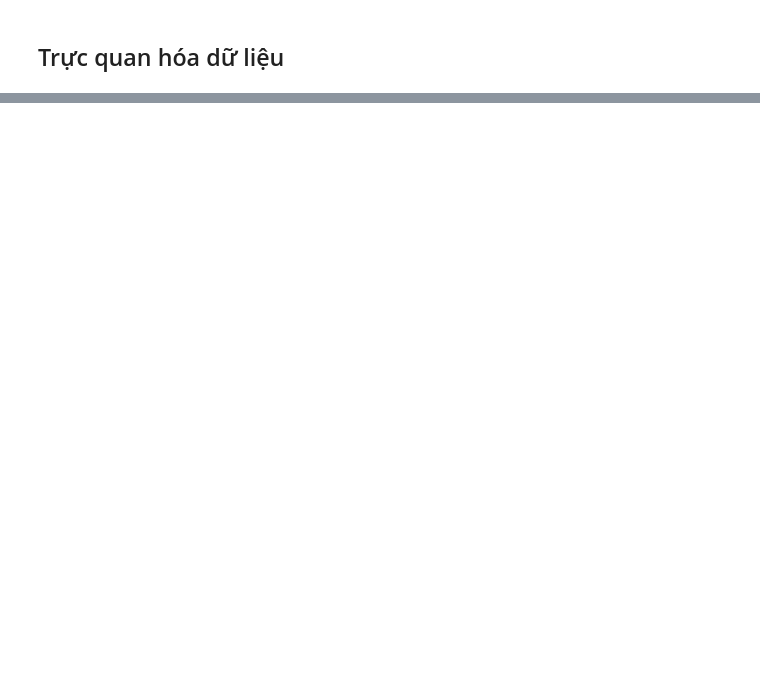
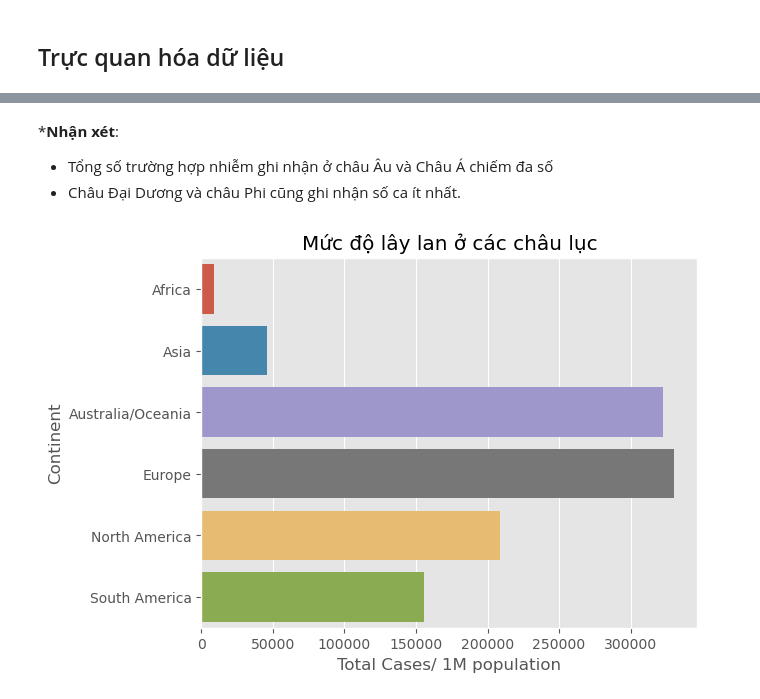
Before and after one commit to vntan/Covid-19-Analysis, a Jupyter notebook: Lab01.ipynb, the cells around one changed output, grey strips where cells are left out. Cells and saved outputs as stored; diff of their text form; code cells hidden in the pictures; blank space fills up the shorter version.

```diff
--- a/Lab01.ipynb
+++ b/Lab01.ipynb
@@ -145,0 +318,10 @@ for file in files:
+# %% [markdown]
+***Nhận xét**:
+- Tổng số trường hợp nhiễm ghi nhận ở châu Âu và Châu Á chiếm đa số
+- Châu Đại Dương và châu Phi cũng ghi nhận số ca ít nhất.
+# %%
+filter_continent_df = continent_df[continent_df['DateCollected'] == continent_df['DateCollected'].max()]
+ax = sns.barplot(x='Tot Cases/1M pop', y='Continent', data=filter_continent_df)
+ax.set(xlabel='Total Cases/ 1M population', ylabel='Continent', title='Mức độ lây lan ở các châu lục');
+# %% [output]
+[figure, added]
```
Also changed, not shown: parts of 24 cells of this notebook, 26 other files.
